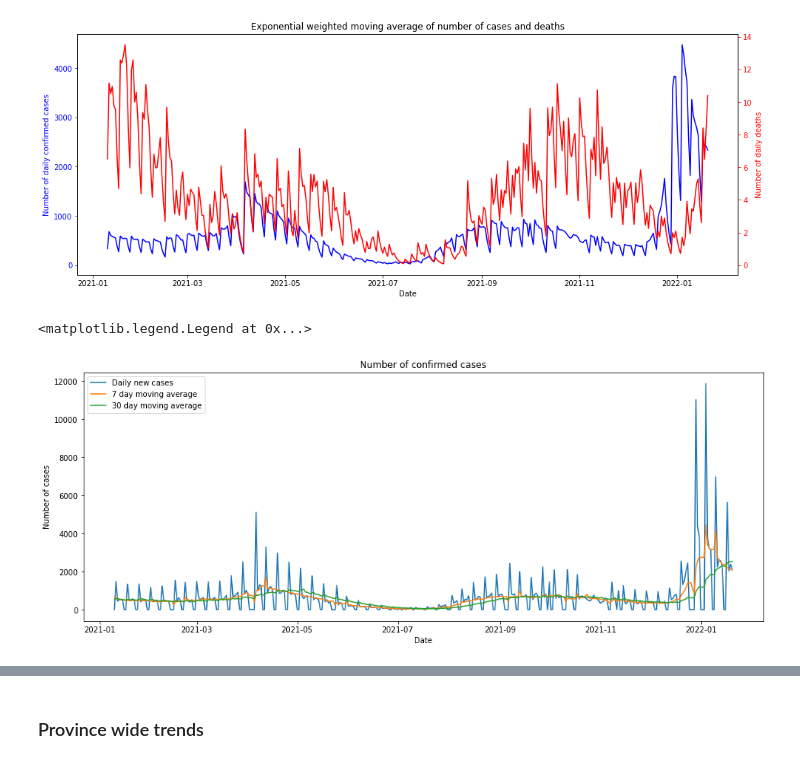
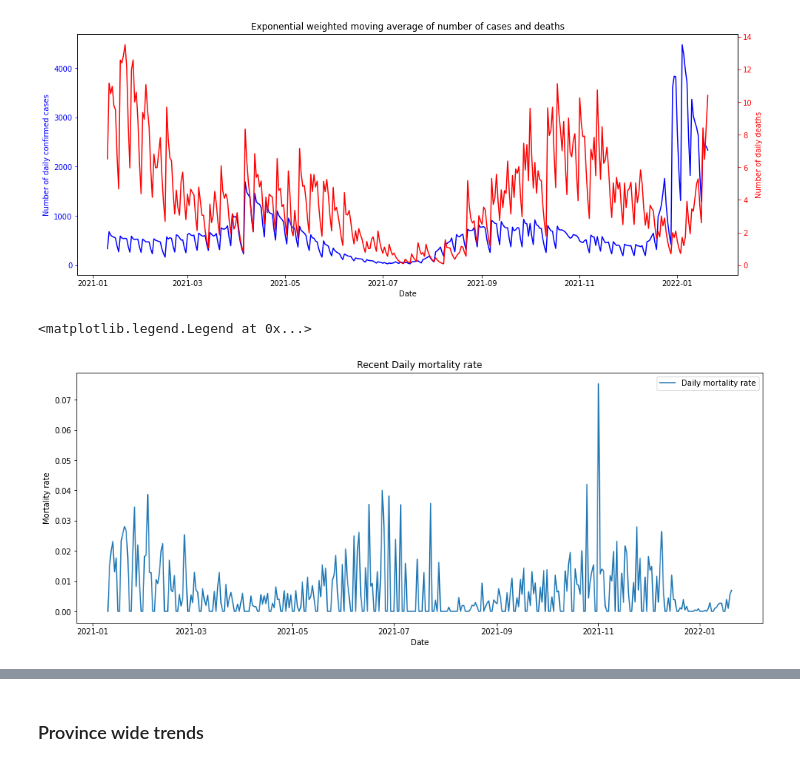
Before and after one commit to VargheseTresa/projects, a Jupyter notebook: Covid EDA and forecasting/project/notebooks/02_EDA.ipynb, the cells around one changed output, grey strips where cells are left out. Drawn from its saved outputs; the diff is of its cells as text; code cells hidden in the pictures.

```diff
--- a/Covid EDA and forecasting/project/notebooks/02_EDA.ipynb
+++ b/Covid EDA and forecasting/project/notebooks/02_EDA.ipynb
@@ -94,14 +120,14 @@ plt.show()
 # %% [output]
 [figure]
 # %%
+filtered_bc_df.head()
+
 fig, ax = plt.subplots(figsize=(16,6))
-ax.plot(filtered_bc_df.index, filtered_bc_df['daily_new_cases'], label="Daily new cases")
-ax.plot(filtered_bc_df.index, filtered_bc_df['new_cases_ma_7'], label="7 day moving average")
-ax.plot(filtered_bc_df.index, filtered_bc_df['new_cases_ma_30'], label="30 day moving average")
+ax.plot(filtered_bc_df.index, filtered_bc_df['mortality_rate'], label="Daily mortality rate")
 ax.set_xlabel("Date")
-ax.set_ylabel("Number of cases")
-ax.set_title("Number of confirmed cases")
+ax.set_ylabel("Mortality rate")
+ax.set_title("Recent Daily mortality rate")
 ax.legend()
 # %% [output]
 <matplotlib.legend.Legend at 0x...>
-[figure, old version]
+[figure, new version]
```
Also changed, not shown: parts of 7 cells of this notebook.
